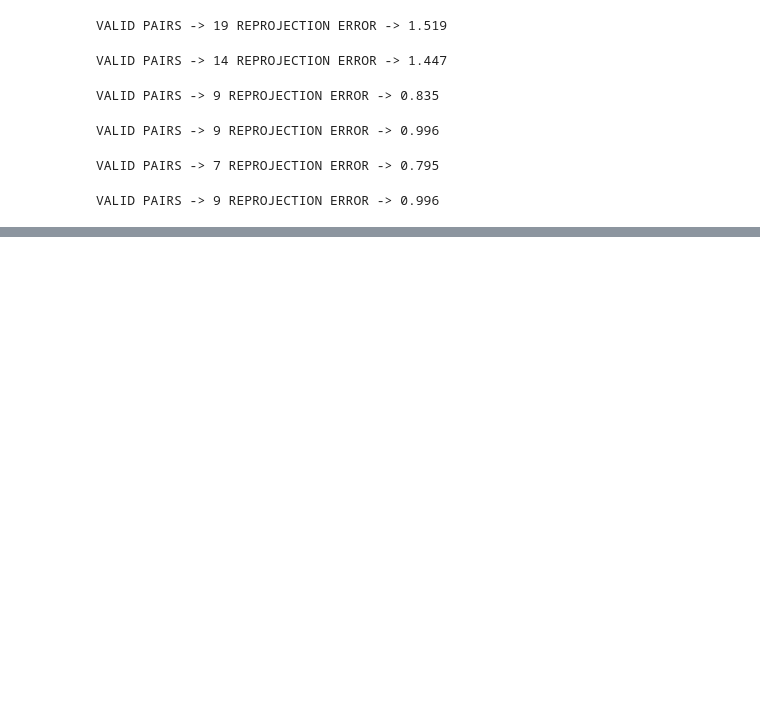
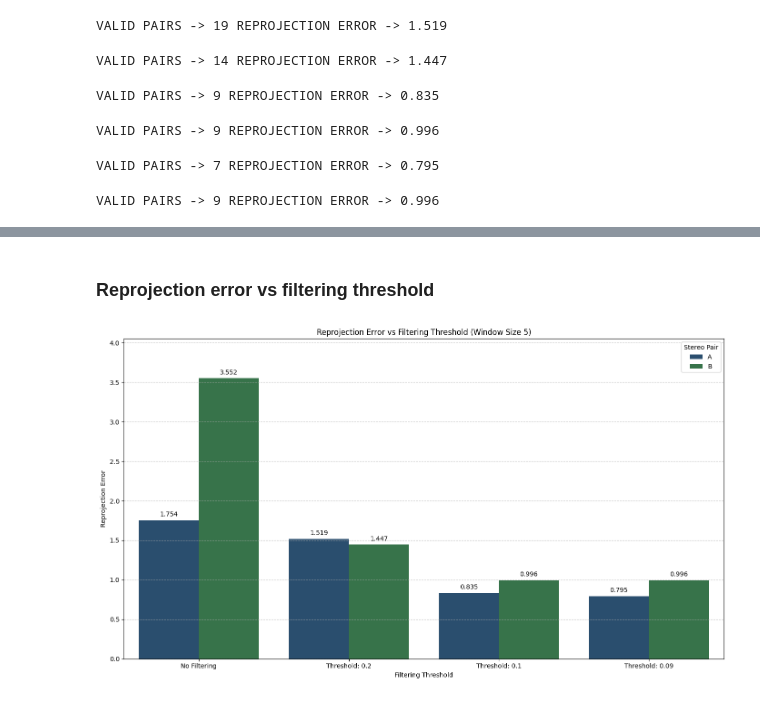
Before and after one commit to damianstone/cv-calibration-triangulation, a Jupyter notebook: report/extrinsic_results.ipynb, the cells around one changed output, grey strips where cells are left out. Cells and saved outputs as stored; diff of their text form; code cells hidden in the pictures; blank space fills up the shorter version.

```diff
--- a/report/extrinsic_results.ipynb
+++ b/report/extrinsic_results.ipynb
@@ -164,0 +165,42 @@ plt.show()
+# %% [markdown]
+### Reprojection error vs filtering threshold
+# %%
+df = original_df[original_df['win_size'] != 7]
+df = df[df['threshold'] != 0.4]
+
+# Create a new column for experiment labels
+df['experiment'] = df.apply(lambda row: "No Filtering" if row['threshold']
+                            == 0 else f"Threshold: {row['threshold']}", axis=1)
+
+# Sort the data by reprojection error in descending order
+df = df.sort_values(by='error', ascending=False)
+
+# Plot Reprojection Error for Each Experiment
+plt.figure(figsize=(14, 8))
+
+camera_order = ['A', 'B']
+barplot = sns.barplot(x='experiment', y='error', hue='stereo', data=df, palette=[
+                      stereo_a_color, stereo_b_color], hue_order=camera_order)
+
+plt.title('Reprojection Error vs Filtering Threshold (Window Size 5)')
+plt.xlabel('Filtering Threshold')
+plt.ylabel('Reprojection Error')
+plt.legend(title='Stereo Pair', loc='upper right')
+plt.ylim(0, df['error'].max() + 0.5)  # Adjust y-axis limit for better readability
+plt.xticks(rotation=0, ha='center')  # Rotate x-axis labels for better readability
+plt.grid(axis='y', linestyle='--', alpha=0.7)  # Add grid for better readability
+
+# Annotate the bars with the exact reprojection error values
+for p in barplot.patches:
+    height = p.get_height()
+    if height > 0:  # Skip annotation for zero values
+        barplot.annotate(format(height, '.3f'),
+                         (p.get_x() + p.get_width() / 2., height),
+                         ha='center', va='center',
+                         xytext=(0, 9),
+                         textcoords='offset points')
+
+plt.tight_layout()
+plt.show()
+# %% [output]
+[figure, added]
```
Also changed, not shown: parts of 5 cells of this notebook.
